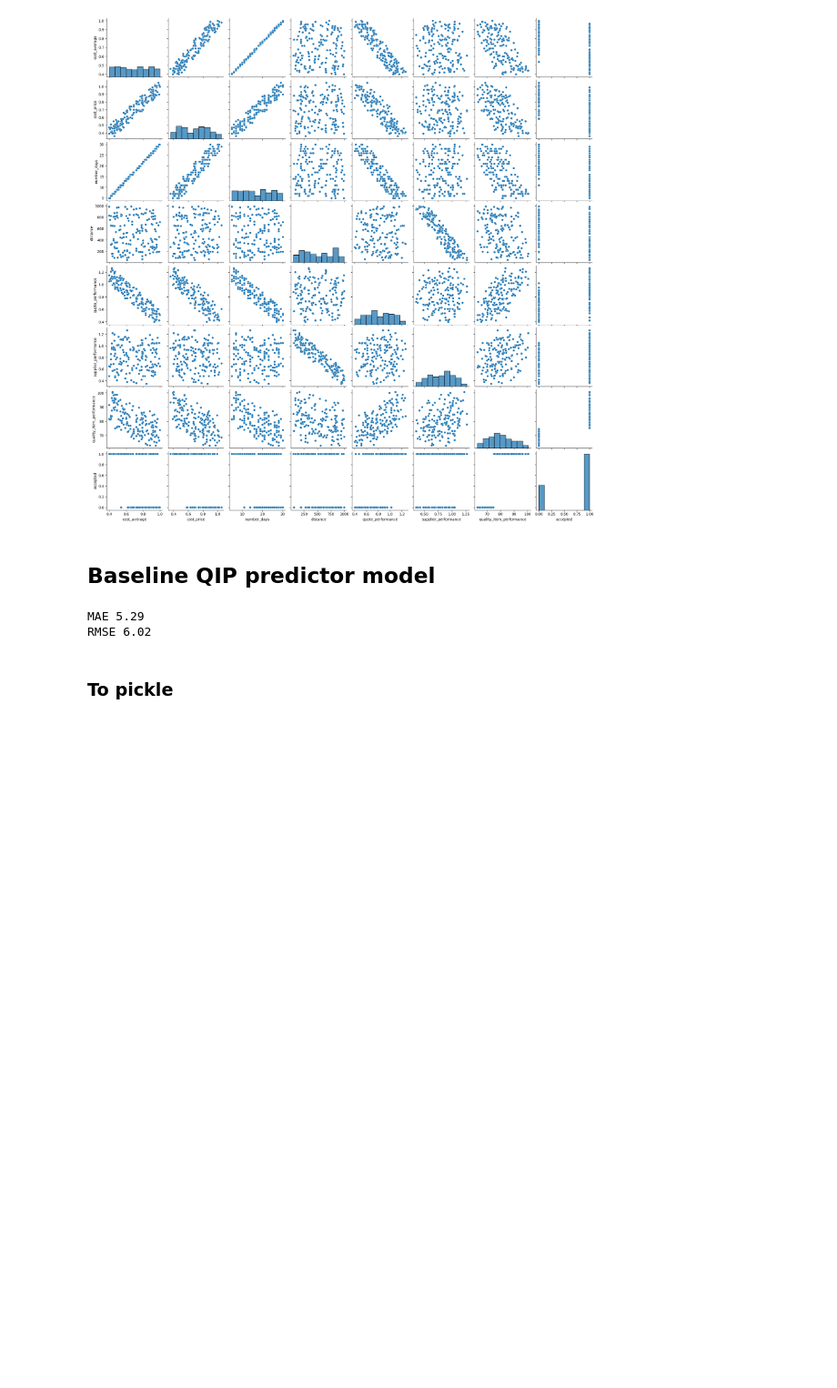
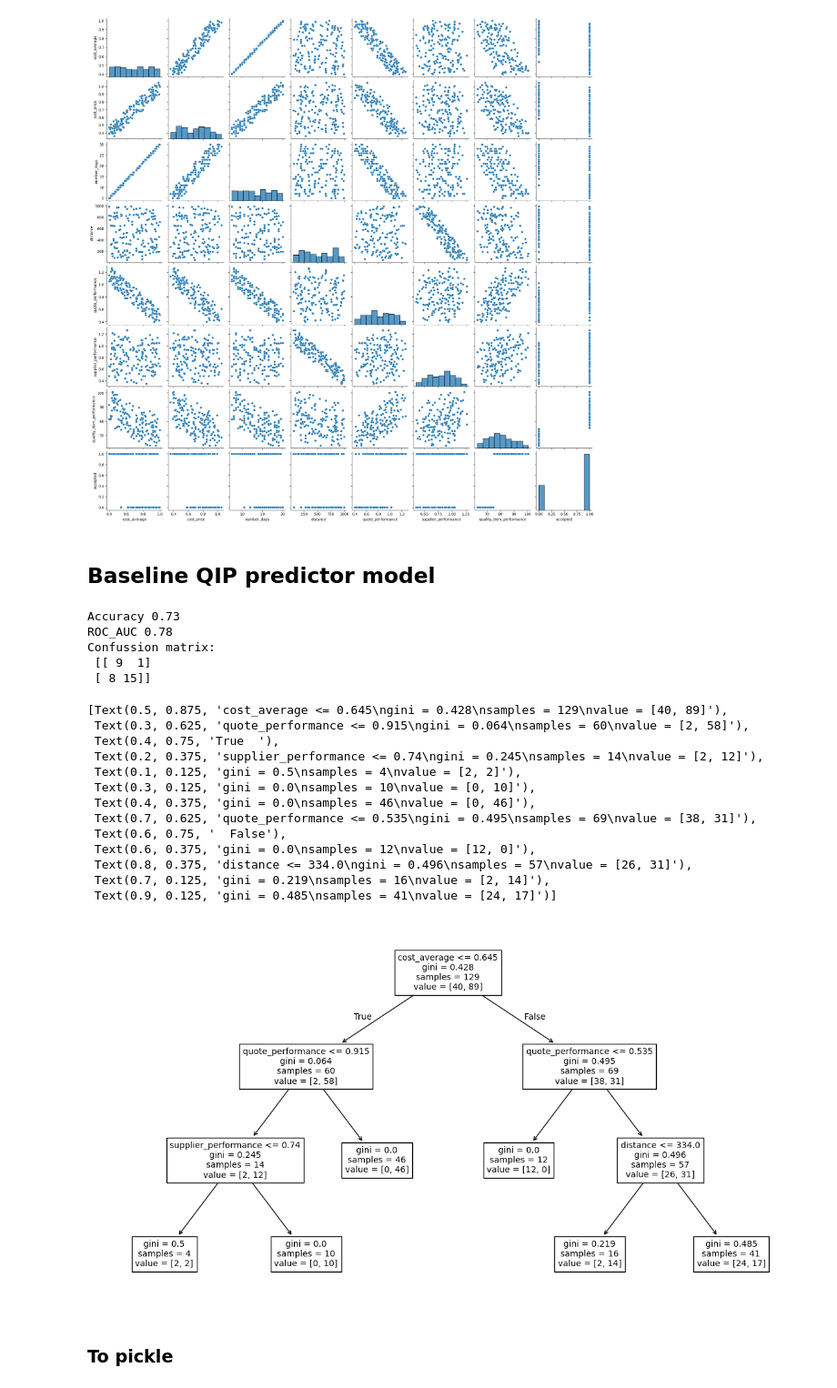
Before and after one commit to RauGarGom/HP_quote_process, a Jupyter notebook: tests.ipynb, the cells around one changed output. Shown at 91% size. Cells and saved outputs as stored; diff of their text form; code cells hidden in the pictures; blank space fills up the shorter version.

```diff
--- a/tests.ipynb
+++ b/tests.ipynb
@@ -92,17 +94,39 @@ from sklearn.metrics import mean_absolute_error, root_mean_squared_error
 import pickle
 # %%
 np.random.seed(42)
-x1 = df_sel.drop(columns=['quality_item_performance','accepted'])
-y1 = df_sel['quality_item_performance']
+x1 = df_sel.drop(columns='accepted')
+y1 = df_sel['accepted']
 x1_train, x1_test, y1_train, y1_test = train_test_split(x1,y1, test_size=.2)
-lreg = LinearRegression()
-lreg.fit(x1_train, y1_train)
-y1_pred = lreg.predict(x1_test)
-print('MAE', round(mean_absolute_error(y1_test, y1_pred),2))
-print('RMSE', round(root_mean_squared_error(y1_test, y1_pred),2))
+dtc = DecisionTreeClassifier(max_depth=3)
+dtc.fit(x1_train, y1_train)
+y1_pred = dtc.predict(x1_test)
+print('Accuracy', round(accuracy_score(y1_test, y1_pred),2))
+print('ROC_AUC', round(roc_auc_score(y1_test, y1_pred),2))
+print('Confussion matrix: \n', confusion_matrix(y1_test, y1_pred))
 # %% [output]
-MAE 5.29
-RMSE 6.02
+Accuracy 0.73
+ROC_AUC 0.78
+Confussion matrix:
+ [[ 9  1]
+ [ 8 15]]
+# %%
+plt.figure(figsize=[15,8])
+plot_tree(dtc, feature_names=x1.columns,fontsize=10)
+# %% [output]
+[Text(0.5, 0.875, 'cost_average <= 0.645\ngini = 0.428\nsamples = 129\nvalue = [40, 89]'),
+ Text(0.3, 0.625, 'quote_performance <= 0.915\ngini = 0.064\nsamples = 60\nvalue = [2, 58]'),
+ Text(0.4, 0.75, 'True  '),
+ Text(0.2, 0.375, 'supplier_performance <= 0.74\ngini = 0.245\nsamples = 14\nvalue = [2, 12]'),
+ Text(0.1, 0.125, 'gini = 0.5\nsamples = 4\nvalue = [2, 2]'),
+ Text(0.3, 0.125, 'gini = 0.0\nsamples = 10\nvalue = [0, 10]'),
+ Text(0.4, 0.375, 'gini = 0.0\nsamples = 46\nvalue = [0, 46]'),
+ Text(0.7, 0.625, 'quote_performance <= 0.535\ngini = 0.495\nsamples = 69\nvalue = [38, 31]'),
+ Text(0.6, 0.75, '  False'),
+ Text(0.6, 0.375, 'gini = 0.0\nsamples = 12\nvalue = [12, 0]'),
+ Text(0.8, 0.375, 'distance <= 334.0\ngini = 0.496\nsamples = 57\nvalue = [26, 31]'),
+ Text(0.7, 0.125, 'gini = 0.219\nsamples = 16\nvalue = [2, 14]'),
+ Text(0.9, 0.125, 'gini = 0.485\nsamples = 41\nvalue = [24, 17]')]
+[figure, added]
 # %% [markdown]
 ### To pickle
 # %%
```
Also changed, not shown: parts of 14 cells of this notebook, 3 other files.
